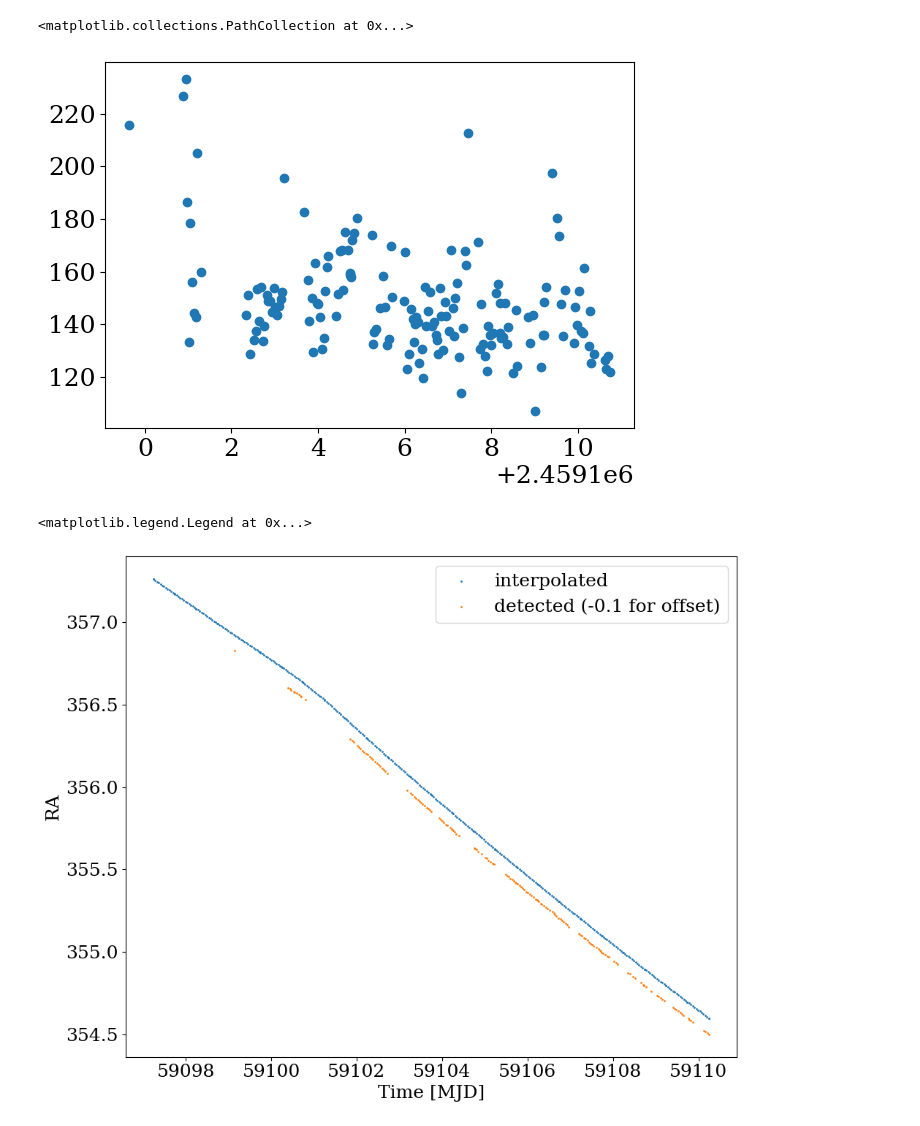
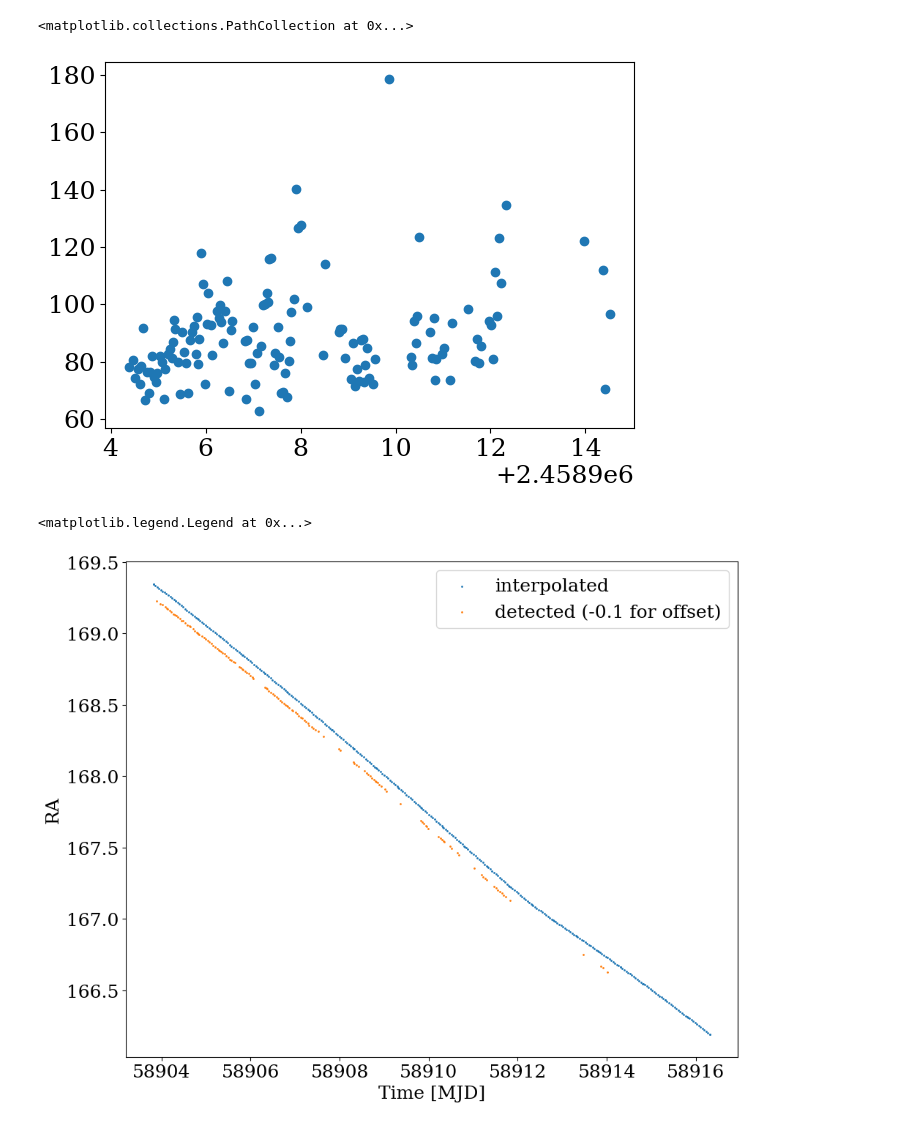
Before and after one commit to ble61/ASTR480, a Jupyter notebook: Test Code/allDataTest.ipynb, the cells around one changed output. Drawn from its saved outputs; the diff is of its cells as text; code cells hidden in the pictures.

```diff
--- a/Test Code/allDataTest.ipynb
+++ b/Test Code/allDataTest.ipynb
@@ -10,37 +10,37 @@ from astropy.utils.data import download_file
 from astropy.io import fits
 
 
 plt.rcParams.update({
     "font.size": 18,
     "font.family": "serif",
     "figure.autolayout": True,
     "axes.grid": False,
     # "xtick.minor.visible": True,
     # "ytick.minor.visible": True,
 })
 
 timeOffset = 2400000.5
 
-sector = 29
+sector = 22
 cam = 1
 ccd = 3
-cut = 7
+cut = 8
 
 
 interpedPos = pd.read_csv(f"./InterpolatedQuerryResult_{sector}_{cam}_{ccd}_{cut}.csv")
 
-name = " Henry "
+name = " Lincoln "
 
 interpedNamePosIDs = interpedPos.index[interpedPos["Name"] == name]
 interpedNamePos = interpedPos.loc[interpedNamePosIDs]
 
 
 matchedNamePos = pd.read_csv(f"./{name}Matches.csv")
 
 plt.scatter(matchedNamePos["Time"], matchedNamePos["flux"])
 # %% [output]
 <matplotlib.collections.PathCollection at 0x...>
-[figure, old version]
+[figure, new version]
 # %%
 fig, ax = plt.subplots(1,1,figsize = (10,8))
 
@@ -52,7 +52,7 @@ ax.scatter(matchedNamePos["Time"]-timeOffset, matchedNamePos["RA"]-0.1, s=1, lab
 ax.legend()
 # %% [output]
 <matplotlib.legend.Legend at 0x...>
-[figure, old version]
+[figure, new version]
 # %%
 allFluxes = np.load(f"../OzData/sector{sector}_cam{cam}_ccd{ccd}_cut{cut}_of16_ReducedFlux.npy")
 
```
Also changed, not shown: parts of 5 cells of this notebook, 9 other files.
